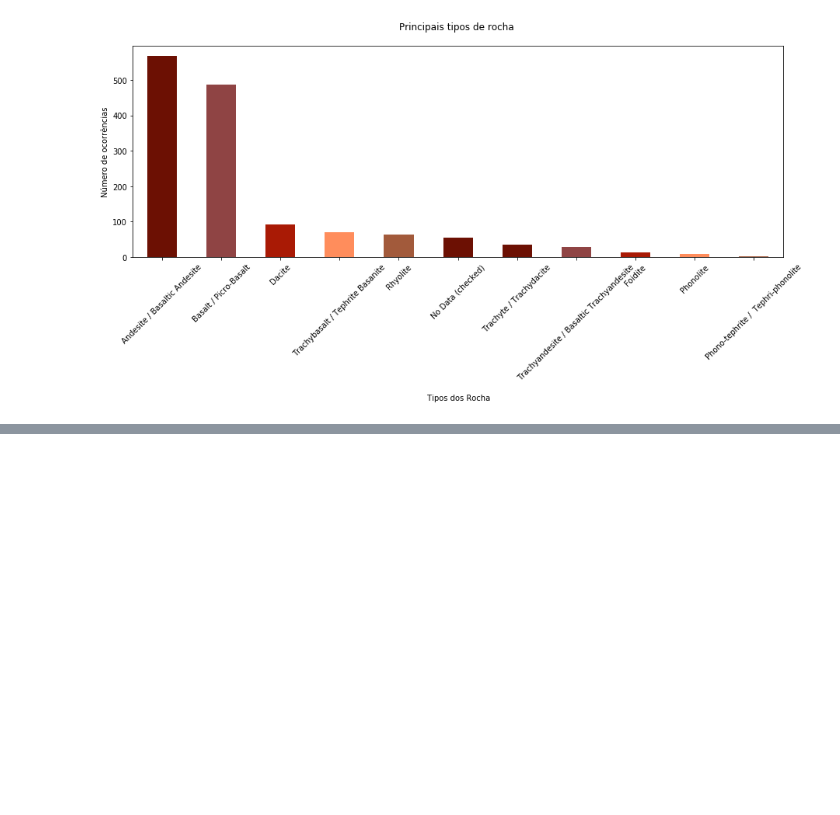
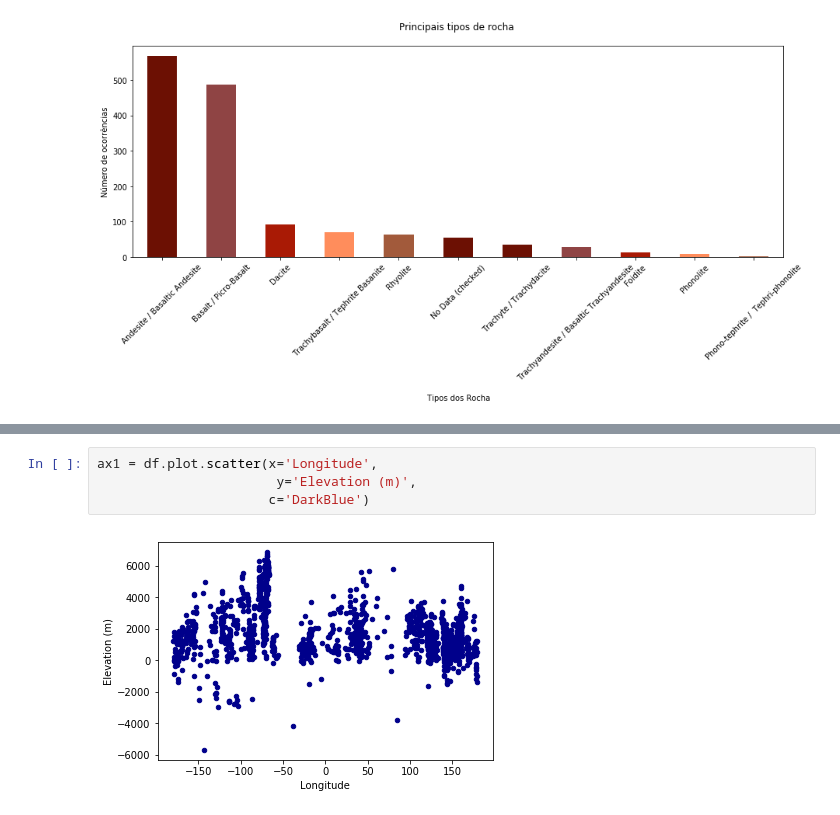
Before and after one commit to matheusbattisti/analise01_vulcan_eruptions, a Jupyter notebook: Vulcan_Eruption_Analysis.ipynb, the cells around one changed output, grey strips where cells are left out. Saved outputs shown, nothing was run; the diff lists cells and outputs as text; blank space fills up the shorter version.

```diff
--- a/Vulcan_Eruption_Analysis.ipynb
+++ b/Vulcan_Eruption_Analysis.ipynb
@@ -429,0 +486,6 @@ plt.show()
+# %%
+ax1 = df.plot.scatter(x='Longitude',
+                       y='Elevation (m)',
+                      c='DarkBlue')
+# %% [output]
+[figure, added]
```
Also changed, not shown: parts of 9 cells of this notebook.
